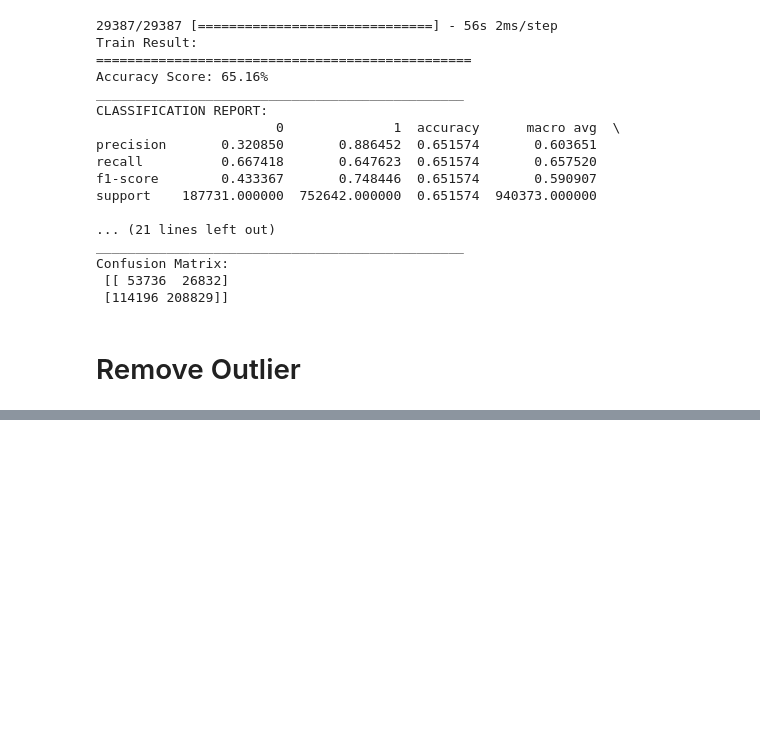
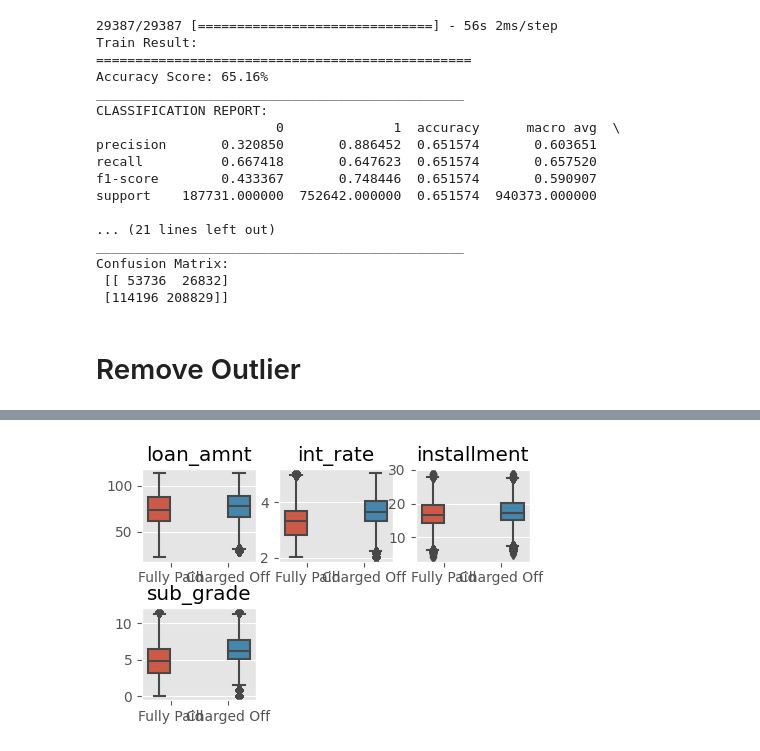
Before and after one commit to bartproo/lendingclub, a Jupyter notebook: Lending Club.ipynb, the cells around one changed output, grey strips where cells are left out. Cells and saved outputs as stored; diff of their text form; code cells hidden in the pictures; blank space fills up the shorter version.

```diff
--- a/Lending Club.ipynb
+++ b/Lending Club.ipynb
@@ -667,0 +674,4 @@ Confusion Matrix:
+# %%
+numerical_plot(X_train, y_train, boxcox_transform_var_list, chart="boxplot", fig_size=(5, 3))
+# %% [output]
+[figure, added]
```
Also changed, not shown: parts of 29 cells of this notebook.
